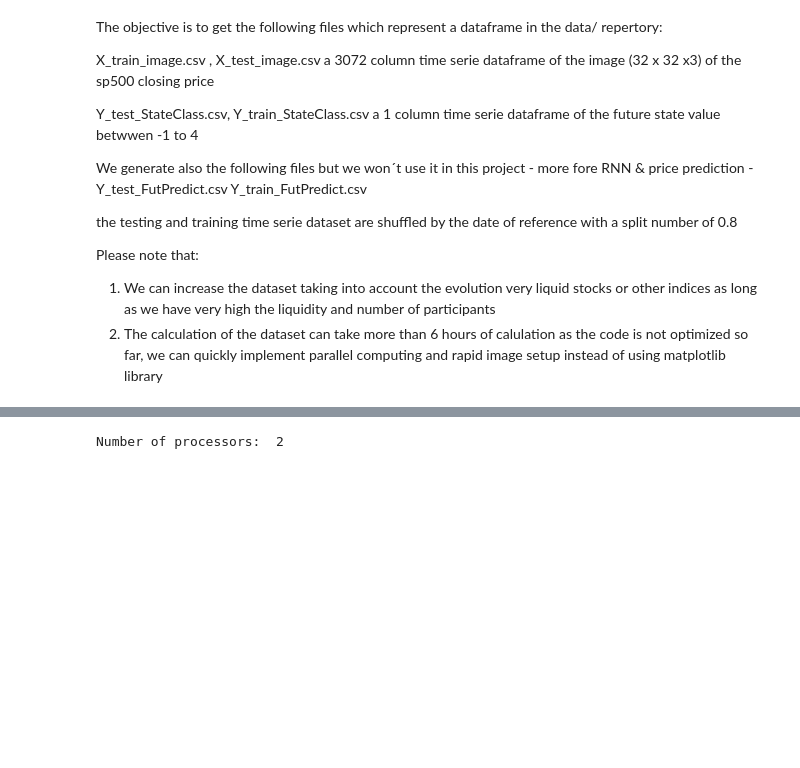
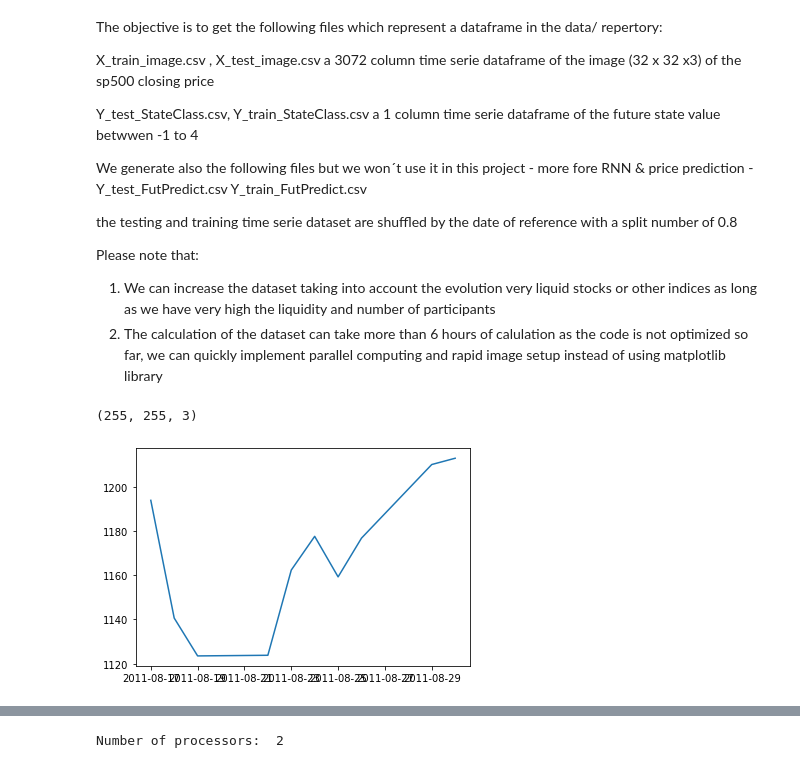
Before and after one commit to imiled/DL_Tools_For_Finance, a Jupyter notebook: Transfert_Learning_Reload_SP500.ipynb, the cells around one changed output, grey strips where cells are left out. Saved outputs shown, nothing was run; the diff lists cells and outputs as text; code cells hidden in the pictures; blank space fills up the shorter version.

```diff
--- a/Transfert_Learning_Reload_SP500.ipynb
+++ b/Transfert_Learning_Reload_SP500.ipynb
@@ -540,3 +532,35 @@ def change_X_df__nparray_image(df_X_train_image_flattened ):
     tmp=tmp.reshape(32,32,3)
     x_train[i]=tmp
   return x_train
+# %%
+
+def build_image_optimfig(fig, stockindex, idate=10, pastlag=10, futlag=3):
+  '''
+  #version of returning image from a data frame index
+  #using the pastlag as range for the graph
+  #ising idate as a starting point
+  #return a (32,32,3) np array
+  #this one is optimisng the use of ram
+  '''
+
+  #number of days to consider for translate
+  sp500close=stockindex
+  x_datas=[]
+  x_datas=np.zeros((255,255,3))
+  i=idate
+
+  plt.plot(sp500close[(i-pastlag):i])
+  plot_img_np = get_img_from_fig(fig)
+  #x_tmp= skimage.measure.block_reduce(plot_img_np[90:620,140:970], (18,28,1), np.mean)
+  x_tmp= skimage.measure.block_reduce(plot_img_np[90:620,140:970], (2,3,1), np.mean)
+  (x_datas[:])[:,:][:]=(x_tmp[5:-5])[:,11:-11][:]
+
+  x_datas=x_datas/255
+  return x_datas
+# %%
+ fig=plt.figure()
+x_image_test=build_image_optimfig(fig, testsp500, idate=10, pastlag=10, futlag=3)
+x_image_test.shape
+# %% [output]
+(255, 255, 3)
+[figure, added]
```
Also changed, not shown: parts of 5 cells of this notebook.
